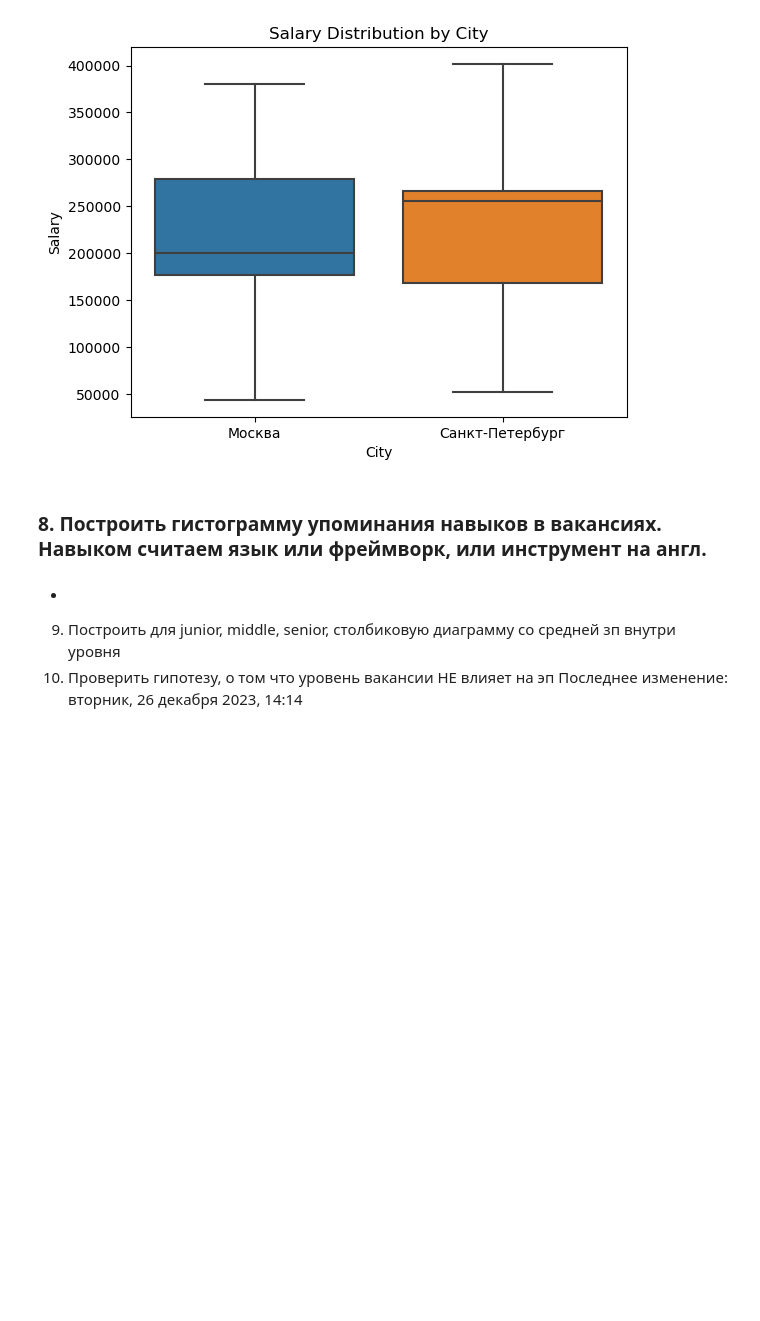
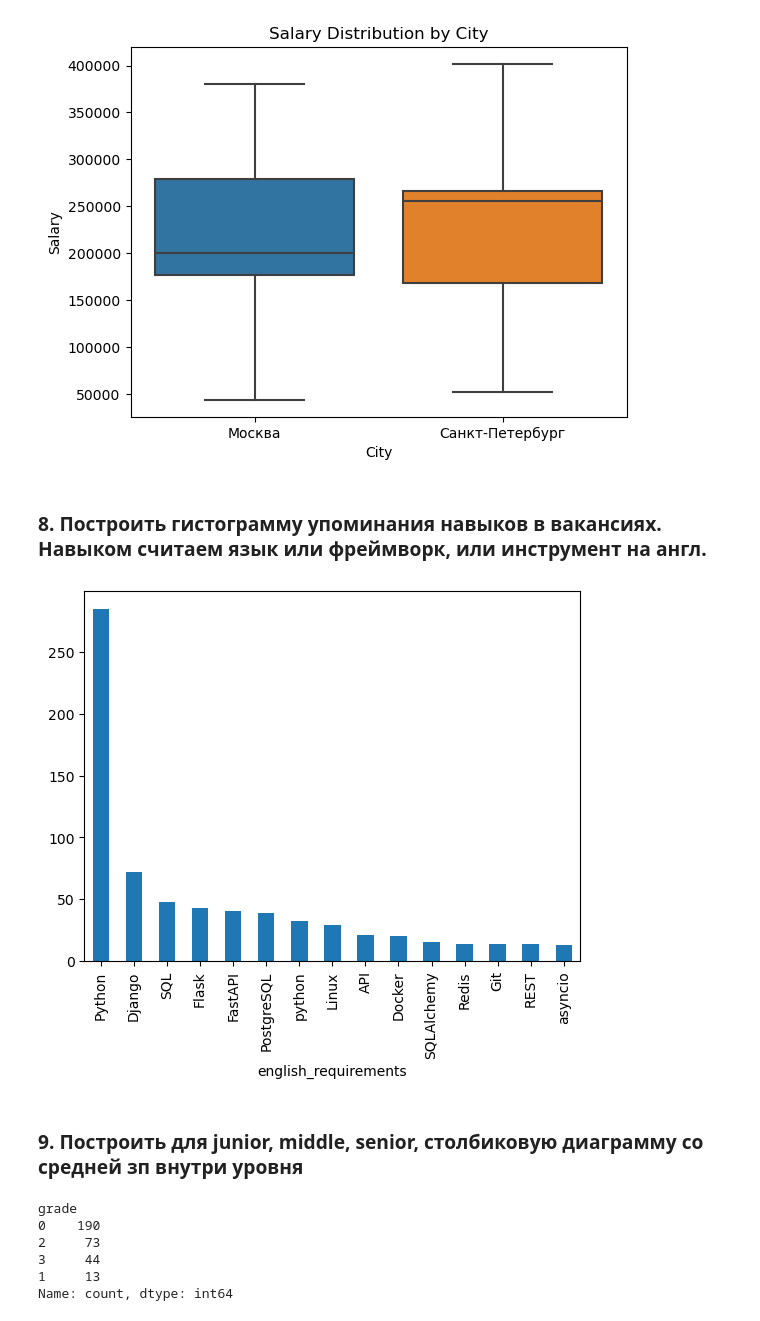
Before and after one commit to mainarel/DATA-PROCESSING-IN-PYTHON, a Jupyter notebook: lab3/lab3.ipynb, the cells around one changed output. Saved outputs shown, nothing was run; the diff lists cells and outputs as text; code cells hidden in the pictures; blank space fills up the shorter version.

```diff
--- a/lab3/lab3.ipynb
+++ b/lab3/lab3.ipynb
@@ -435,18 +435,46 @@ plt.show()
 [figure]
 # %% [markdown]
 ### 8. Построить гистограмму упоминания навыков в вакансиях. Навыком считаем язык или фреймворк, или инструмент на англ.
+# %%
+# Удаление тегов <highlighttext> и </highlighttext>
+df_some["snippet.requirement"] = df_some["snippet.requirement"].str.replace(
+    r"</?highlighttext>", "", regex=True
+)
+# %%
+# Функция для извлечения английских слов
+def extract_english_words(text):
+    return re.findall(r"\b[A-Za-z]+\b", text)
+
+
+df_some["english_requirements"] = df_some["snippet.requirement"].apply(
+    extract_english_words
+)
+# %%
+df_some['english_requirements'].explode().value_counts(dropna=False).head(15).plot(kind='bar');
+# %% [output]
+[figure, added]
 # %% [markdown]
-
-
-
-
-
-
-
-
--
-
-
-9. Построить для junior, middle, senior, столбиковую диаграмму со средней зп внутри уровня
-10. Проверить гипотезу, о том что уровень вакансии НЕ влияет на эп
-Последнее изменение: вторник, 26 декабря 2023, 14:14
+### 9. Построить для junior, middle, senior, столбиковую диаграмму со средней зп внутри уровня
+# %%
+def assign_grade(title):
+    title = title.lower()
+    if "junior" in title or "intern" in title:
+        return 1
+    elif "middle" in title:
+        return 2
+    elif "senior" in title or "lead" in title:
+        return 3
+    else:
+        return 0  # Значение по умолчанию, если ни одно из условий не выполнено
+
+
+df_some["grade"] = df_some["name"].apply(assign_grade)
+
+df_some["grade"].value_counts(dropna=False)
+# %% [output]
+grade
+0    190
+2     73
+3     44
+1     13
+Name: count, dtype: int64
```
Also changed, not shown: parts of 12 cells of this notebook.
